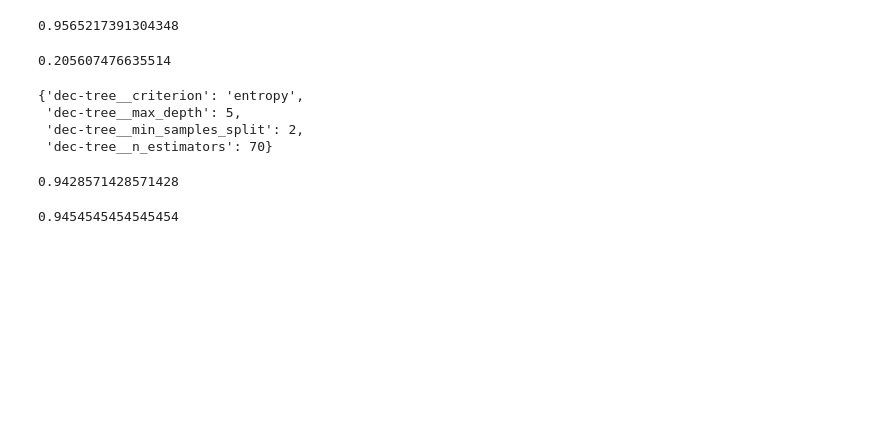
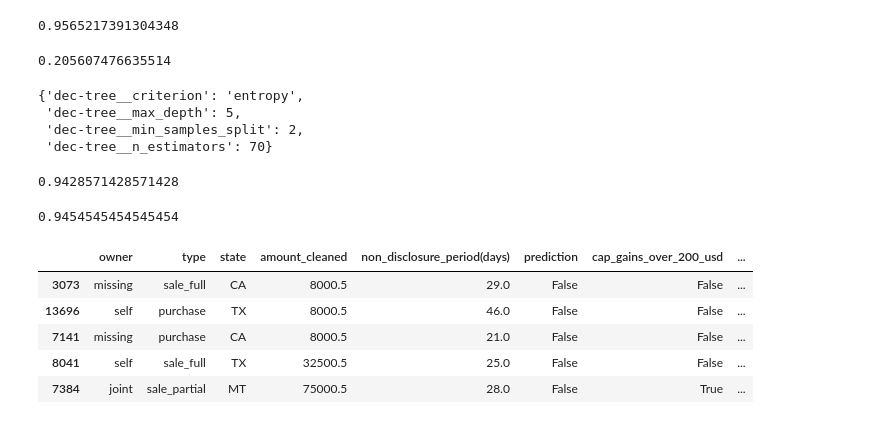
Before and after one commit to tharvipop/sussy-stock-trades, a Jupyter notebook: final_model.ipynb, the cells around one changed output. Saved outputs shown, nothing was run; the diff lists cells and outputs as text; code cells hidden in the pictures; blank space fills up the shorter version.

```diff
--- a/final_model.ipynb
+++ b/final_model.ipynb
@@ -122,3 +124,17 @@ searcher.score(X_train, y_train)
 searcher.score(X_test, y_test)
 # %% [output]
 0.9454545454545454
+# %%
+results = X_test
+# results['age_bracket'] = results['age'].apply(lambda x: 5 * (x // 5 + 1))
+results['prediction'] = y_pred
+results['cap_gains_over_200_usd'] = y_test
+results['is_CA'] = (results.state == 'CA').replace({True: 'cali', False: 'non_cali'})
+results.head()
+# %% [output]
+|  | owner | type | state | amount_cleaned | non_disclosure_period(days) | prediction | cap_gains_over_200_usd | ... |
+| 3073 | missing | sale_full | CA | 8000.5 | 29.0 | False | False | ... |
+| 13696 | self | purchase | TX | 8000.5 | 46.0 | False | False | ... |
+| 7141 | missing | purchase | CA | 8000.5 | 21.0 | False | False | ... |
+| 8041 | self | sale_full | TX | 32500.5 | 25.0 | False | False | ... |
+| 7384 | joint | sale_partial | MT | 75000.5 | 28.0 | False | True | ... |
```
Also changed, not shown: parts of 6 cells of this notebook, 2 other files.
